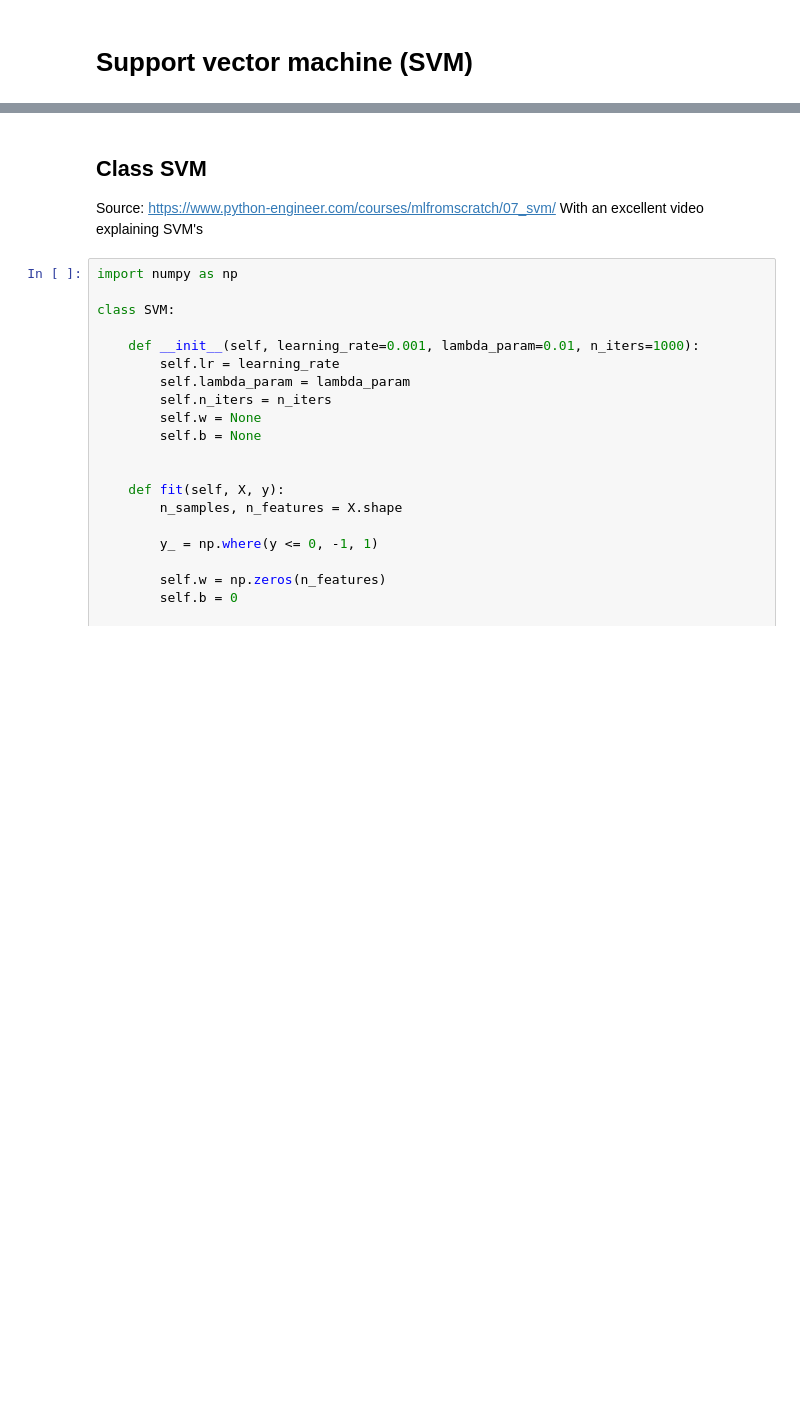
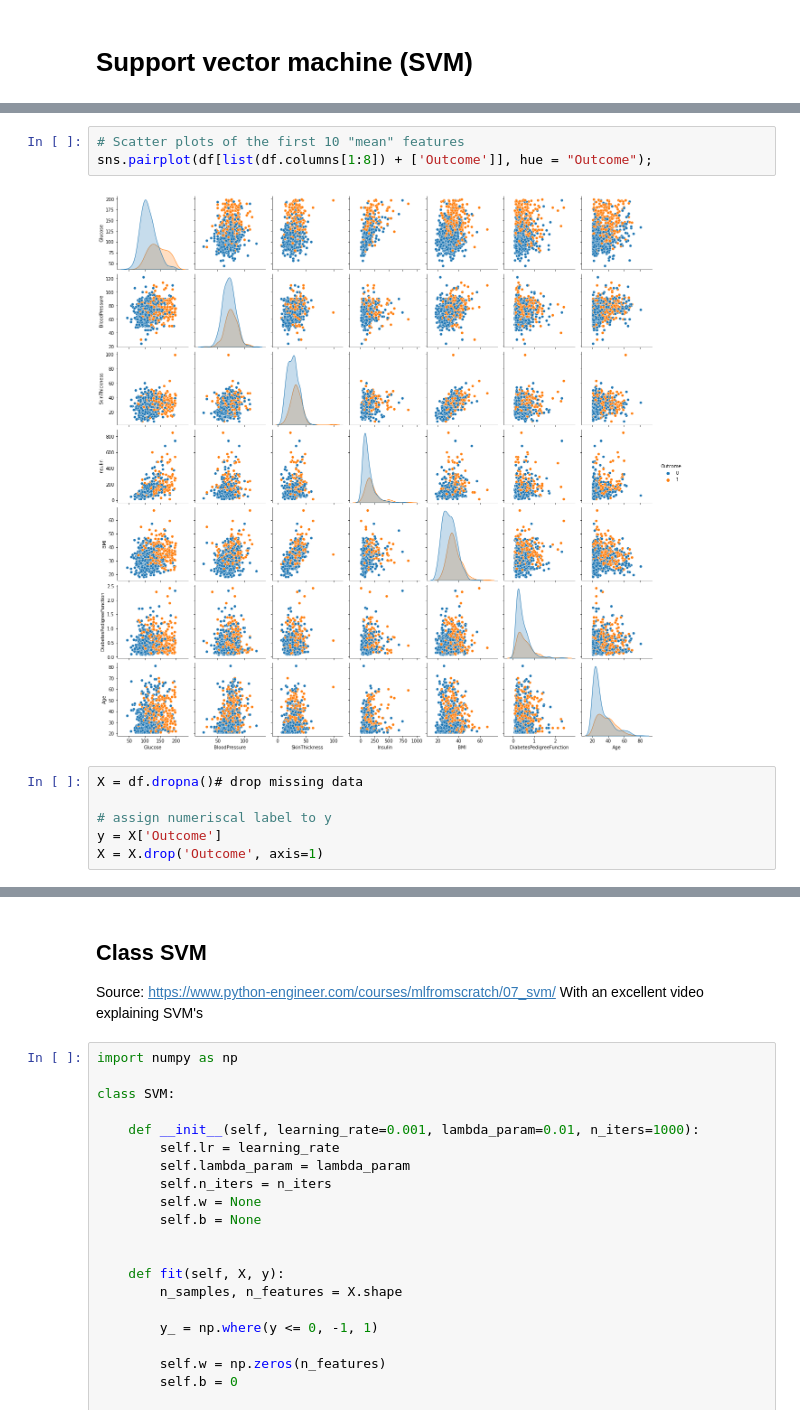
Before and after one commit to RossErskine/ML_Algorithms, a Jupyter notebook: Support vector machine (SVM).ipynb, the cells around one changed output, grey strips where cells are left out. Drawn from its saved outputs; the diff is of its cells as text; blank space fills up the shorter version.

```diff
--- a/Support vector machine (SVM).ipynb
+++ b/Support vector machine (SVM).ipynb
@@ -2,0 +100,11 @@
+# %%
+# Scatter plots of the first 10 "mean" features
+sns.pairplot(df[list(df.columns[1:8]) + ['Outcome']], hue = "Outcome");
+# %% [output]
+[figure, added]
+# %%
+X = df.dropna()# drop missing data
+
+# assign numeriscal label to y
+y = X['Outcome']
+X = X.drop('Outcome', axis=1)
```
Also changed, not shown: parts of 19 cells of this notebook.
